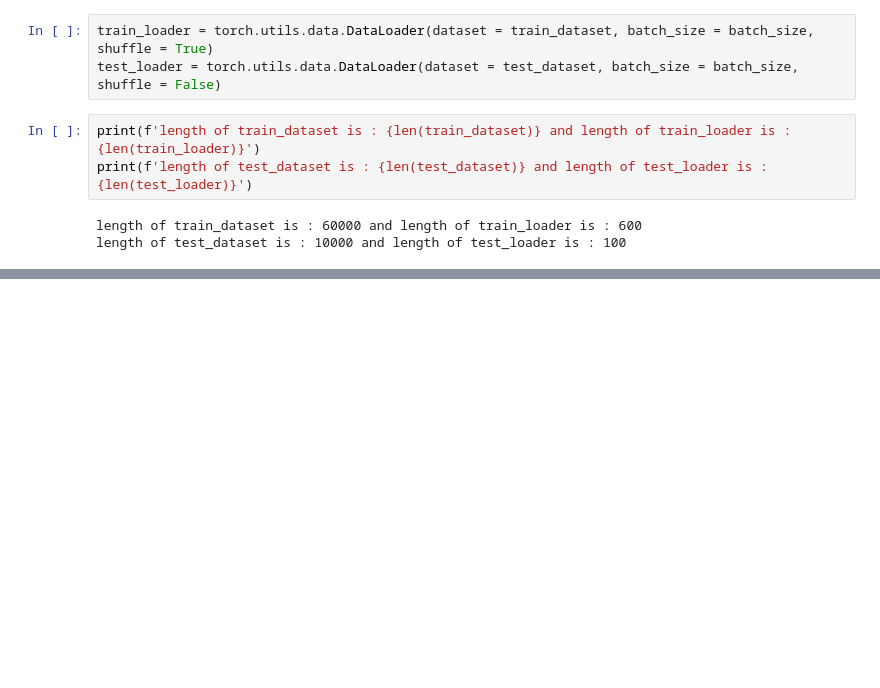
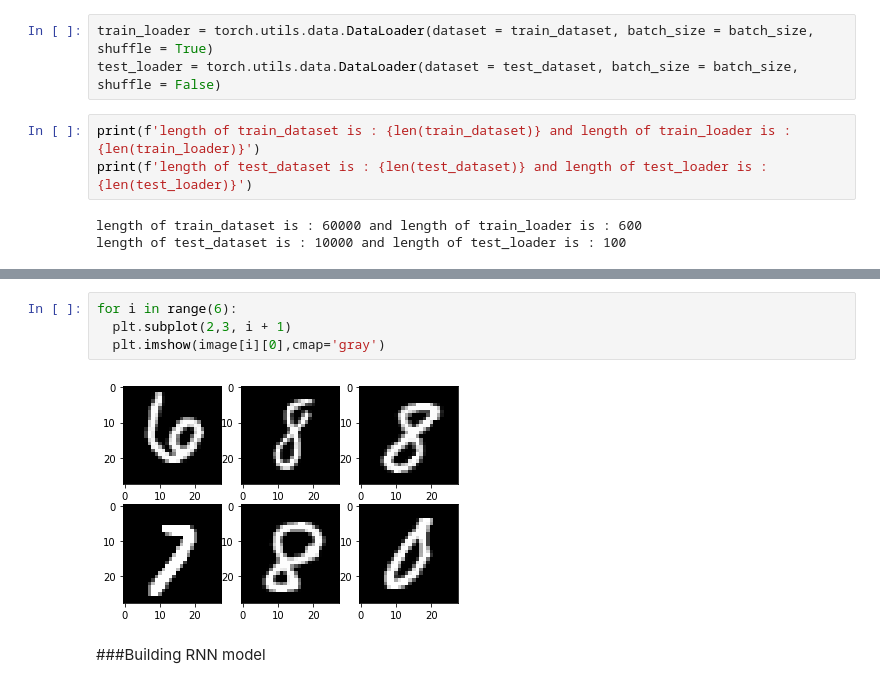
Before and after one commit to ZahraDehghani99/AI-Internship, a Jupyter notebook: Phase02_Intro_to_NN/RNN.ipynb, the cells around one changed output, grey strips where cells are left out. Drawn from its saved outputs; the diff is of its cells as text; blank space fills up the shorter version.

```diff
--- a/Phase02_Intro_to_NN/RNN.ipynb
+++ b/Phase02_Intro_to_NN/RNN.ipynb
@@ -444,0 +534,8 @@ length of test_dataset is : 10000 and length of test_loader is : 100
+# %%
+for i in range(6):
+  plt.subplot(2,3, i + 1)
+  plt.imshow(image[i][0],cmap='gray')
+# %% [output]
+[figure, added]
+# %% [markdown]
+###Building RNN model
```
Also changed, not shown: parts of 80 cells of this notebook.
